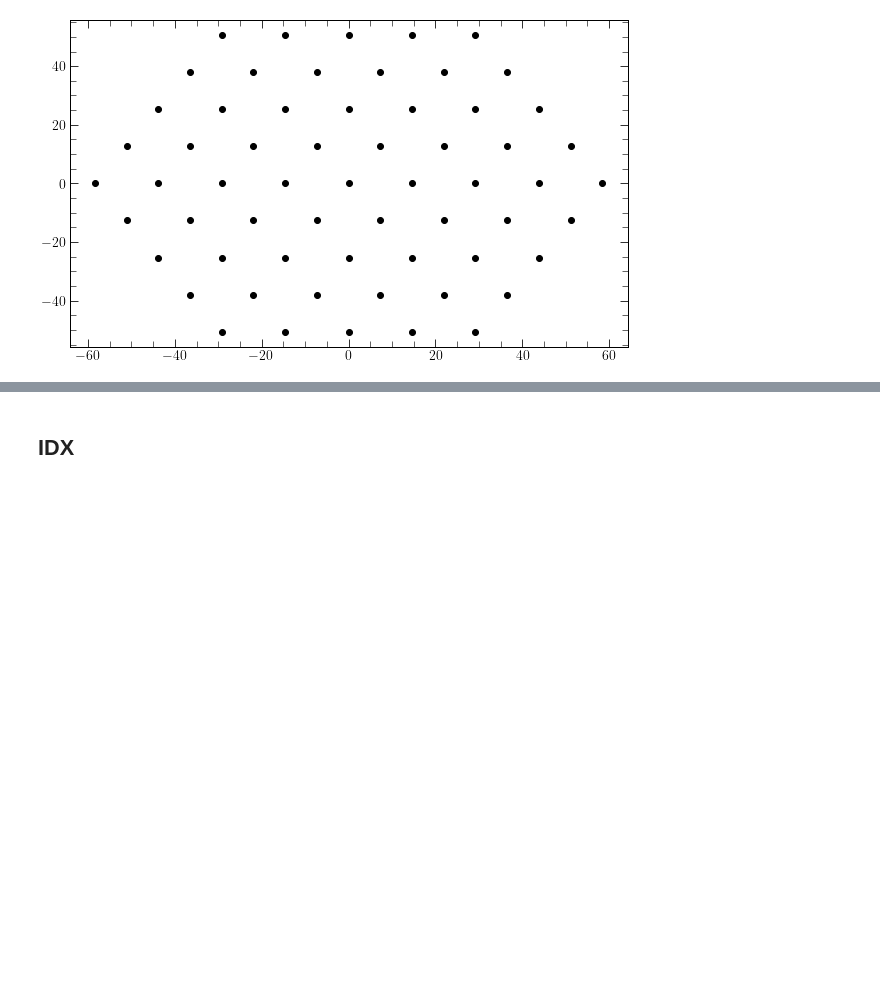
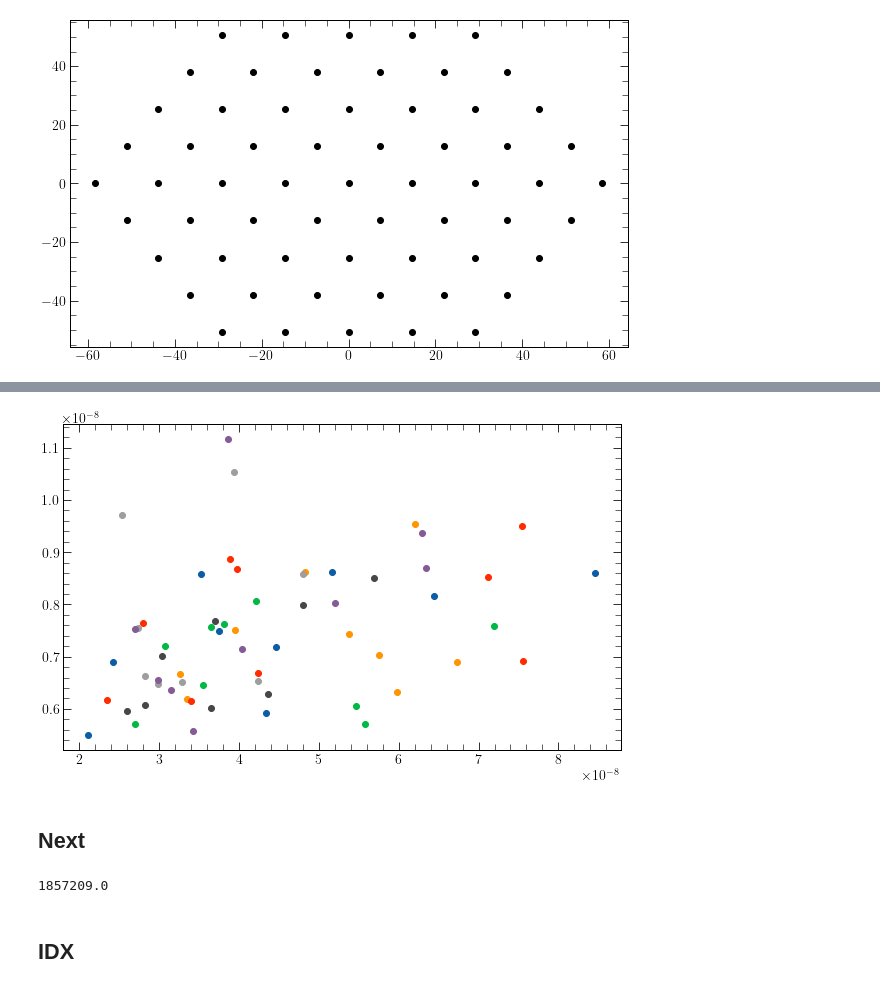
Before and after one commit to tyler-a-cox/linsolve, a Jupyter notebook: tf_linsolve_workspace-Copy1.ipynb, the cells around one changed output, grey strips where cells are left out. Cells and saved outputs as stored; diff of their text form; code cells hidden in the pictures; blank space fills up the shorter version.

```diff
--- a/tf_linsolve_workspace-Copy1.ipynb
+++ b/tf_linsolve_workspace-Copy1.ipynb
@@ -75,0 +109,14 @@ Wall time: 24.7 s
+# %%
+plt.figure(figsize=(10, 6))
+for k in sol.keys():
+    if len(k) < 3:
+        plt.scatter(
+            np.sqrt(np.mean(np.square(sol[k][0].real - sol_new[k][0].real))),
+            np.sqrt(np.mean(np.square(sol[k][0].imag - sol_new[k][0].imag))),
+        )
+
+plt.show()
+# %% [output]
+[figure, added]
+# %% [markdown]
+## Next
@@ -76,3 +126,7 @@ Wall time: 24.7 s
+# %%
+sum(map(lambda x: len(x) * (len(x) - 1) / 2, reds))
+# %% [output]
+1857209.0
 # %% [markdown]
 ## IDX
 # %%
```
Also changed, not shown: parts of 25 cells of this notebook, 2 other files.
